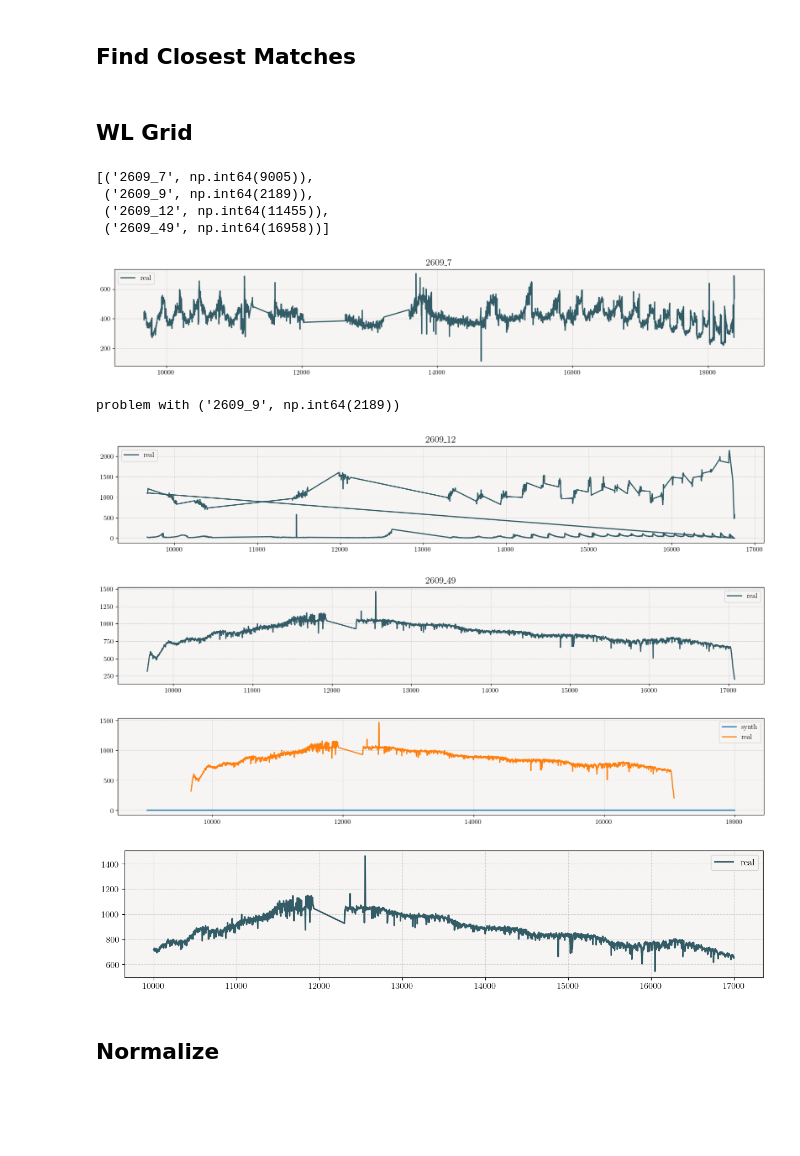
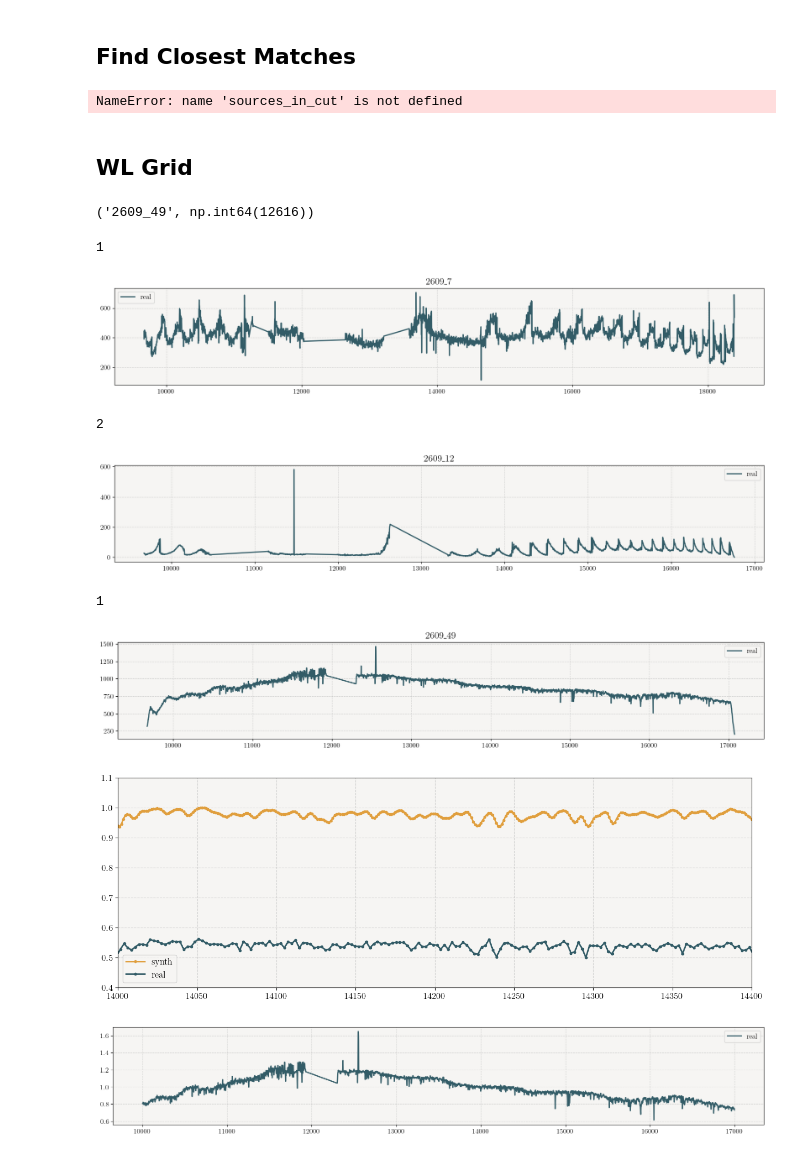
Before and after one commit to navawolfish/StarCLIP, a Jupyter notebook: M71/m71_correction.ipynb, the cells around one changed output. Saved outputs shown, nothing was run; the diff lists cells and outputs as text; code cells hidden in the pictures; blank space fills up the shorter version.

```diff
--- a/M71/m71_correction.ipynb
+++ b/M71/m71_correction.ipynb
@@ -129,9 +182,12 @@ dist_cols = ['teff', 'logg'] + [col for col in sources_in_cut.columns if '_fe' i
 dist_measure_jwst = sources_in_cut[dist_cols]
 dist_measure_jwst.columns = [col.upper() for col in dist_cols]
 dist_cols = [col.upper() for col in dist_cols]
+dist_cols = ['TEFF', 'LOGG', 'C_FE', 'FE_H', 'MG_FE']
+# %% [output]
+NameError: name 'sources_in_cut' is not defined
 # %%
-distances = pd.DataFrame(
-)
+distances = pd.DataFrame()
+distances2 = pd.DataFrame()
 for i, star in dist_measure_jwst.iterrows():
     distance =  ((star - allstar[dist_cols])**2).sum(axis=1)
     distances['{}'.format(sources_in_cut.loc[i, 'source_name'])] = distance
@@ -152,75 +207,76 @@ jwst_spectra = pd.read_hdf(jwst_spec_file, 'spectra')
 jwst_spectra.reset_index(drop=True, inplace=True)
 jwst_labels.reset_index(drop=True, inplace=True)
 # %%
-closest_matches
+match1
 # %% [output]
-[('2609_7', np.int64(9005)),
- ('2609_9', np.int64(2189)),
- ('2609_12', np.int64(11455)),
- ('2609_49', np.int64(16958))]
+('2609_49', np.int64(12616))
 # %%
 ## real JWST Data
-REAL_DATA_DIR = Path('JWST_spec/exp_2')
+REAL_DATA_DIR = Path('DATA/exp_2')
 exp_2_list = list(REAL_DATA_DIR.glob('*'))
 match_f = [[fname for fname in exp_2_list if match[0] in fname.name] for match in closest_matches]
 # %%
-plot_path = Path('/geir_data/scr/nwolfish/M71/JWST_spec/plots')
+plot_path = Path('/geir_data/scr/nwolfish/GIT_FOLDER/StarCLIP/M71/plots')
 plot_path.mkdir(exist_ok = True)
 
 for i, match in enumerate(match_f):
-    try:
+    if len(match) > 0:
         sobjs = specobjs.SpecObjs.from_fitsfile(match[0])
+        print(len(sobjs))
+        very_small = (sobjs[0]['OPT_COUNTS'] < -100) | (sobjs[0]['OPT_COUNTS'] > 5000)
+        new_mask = sobjs[0]['OPT_MASK'].copy()
+        new_mask[very_small] = False
+
         plt.figure(figsize = (20, 3))
-        plt.plot(sobjs['OPT_WAVE'][sobjs['OPT_MASK']], sobjs['OPT_COUNTS'][sobjs['OPT_MASK']], label = 'real', color = cs[0])
+        plt.plot(sobjs[0]['OPT_WAVE'][new_mask], sobjs[0]['OPT_COUNTS'][new_mask], label = 'real', color = cs[0])
         plt.title(closest_matches[i][0])
         plt.savefig(plot_path / f'exp_2_{closest_matches[i][0]}.png')
         plt.legend()
         plt.show()
-    except:
-        print(f'problem with {closest_matches[i]}')
 # %% [output]
+1
 [figure]
-problem with ('2609_9', np.int64(2189))
+2
-[figure, old version]
+[figure, new version]
+1
 [figure]
 # %%
 #LOAD REAL SPEC
 spec_49 = match_f[-1][0]
 
 sobjs = specobjs.SpecObjs.from_fitsfile(spec_49)
+real_scaler = MinMaxScaler()
+y_real_scaled = real_scaler.fit_transform(sobjs['OPT_COUNTS'][sobjs['OPT_MASK']].reshape(-1, 1))
 # %%
-plt.figure(figsize = (20, 3))
-plt.plot(jwst_spectra.columns, jwst_spectra.loc[match1[1]], label = 'synth')
-plt.plot(sobjs['OPT_WAVE'][sobjs['OPT_MASK']], sobjs['OPT_COUNTS'][sobjs['OPT_MASK']], label = 'real')
-plt.legend()
+fig, ax = plt.subplots(figsize=(15, 5))
+ax.set_xlim(14000, 14400)
+ax.set_ylim(0.4, 1.1)
+ax.plot(jwst_spectra.columns, jwst_spectra.loc[match1[1]], label='synth', color=cs[2], marker = '.')
+ax.plot(sobjs['OPT_WAVE'][sobjs['OPT_MASK']], y_real_scaled, label='real', color=cs[0], marker = '.')
+
+ax.legend()
 plt.show()
 # %% [output]
-[figure, old version]
+[figure, new version]
 # %%
 synth_grid = jwst_spectra.columns
 real_grid = sobjs['OPT_WAVE'][sobjs['OPT_MASK']]
 # %%
-from scipy.interpolate import interp1d
-
 cuts = [10000, 17000]
 # 1. Define a common grid
 x_common = synth_grid[(synth_grid >= cuts[0]) & (synth_grid <= cuts[1])]
 
 # 2. Interpolators
-f_synth = interp1d(synth_grid, jwst_spectra.loc[match1[1]], kind='next', fill_value=0)
 f_real  = interp1d(real_grid,  sobjs['OPT_COUNTS'][sobjs['OPT_MASK']],  kind='linear', bounds_error = False, fill_value=1)
 
 # 3. Interpolated signals
-y_synth_interp = f_synth(x_common)
 y_real_interp  = f_real(x_common)
-
+y_synth_interp = jwst_spectra.loc[match1[1], (jwst_spectra.columns >= cuts[0]) & (jwst_spectra.columns <= cuts[1])].values
 # 4. Plot
-plt.figure(figsize=(15, 3))
-# plt.plot(x_common, y_synth_interp, label="synth")
-plt.plot(x_common, y_real_interp, label="real", color = cs[0])
+plt.figure(figsize=(20, 3))
+# plt.plot(x_common, y_synth_interp, label="synth", color = cs[2])
+plt.plot(x_common, y_real_interp / np.mean(y_real_interp), label="real", color = cs[0])
 plt.legend()
 plt.show()
 # %% [output]
-[figure, old version]
+[figure, new version]
-# %% [markdown]
-## **Normalize**
```
Also changed, not shown: parts of 65 cells of this notebook, 17 other files.
